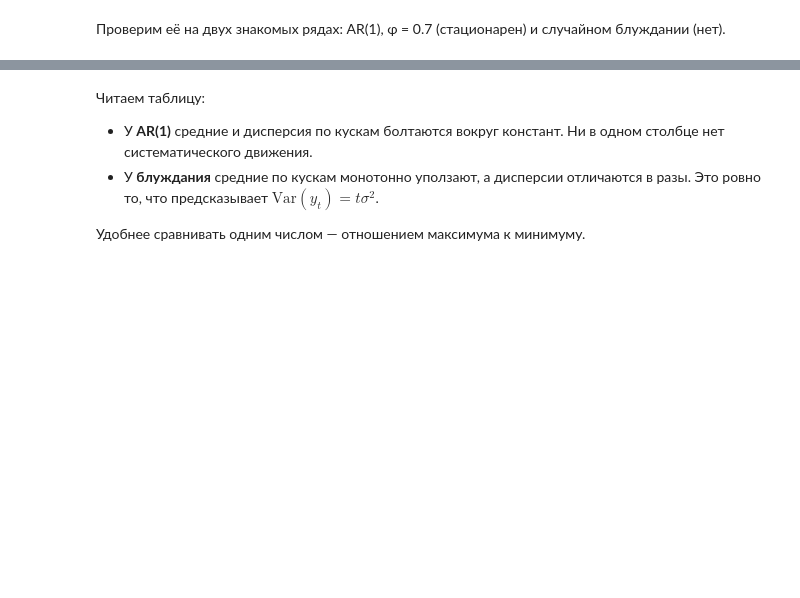
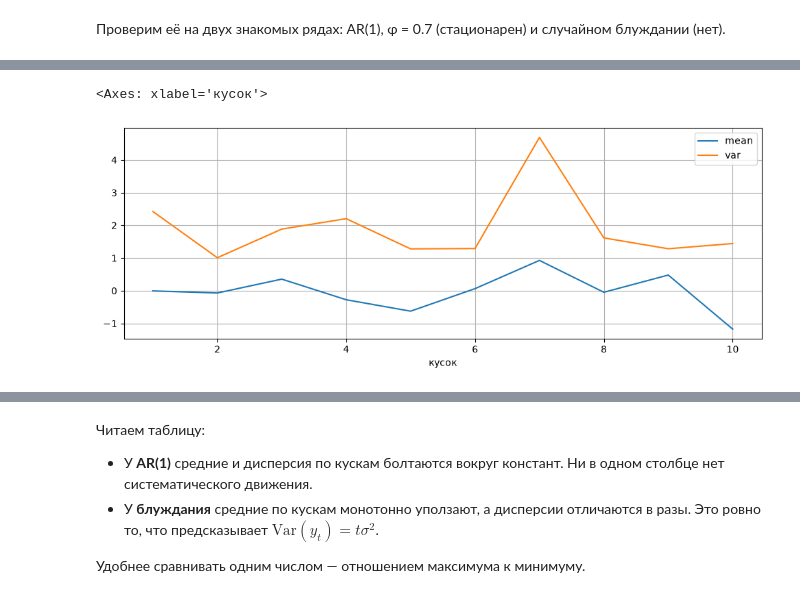
Before and after one commit to alex-hse-repository/time-series-cu-2026, a Jupyter notebook: week_4/part_1/01. Стационарность- определение, примеры, диагностика.ipynb, the cells around one changed output, grey strips where cells are left out. Cells and saved outputs as stored; diff of their text form; code cells hidden in the pictures; blank space fills up the shorter version.

```diff
--- a/week_4/part_1/01. Стационарность- определение, примеры, диагностика.ipynb
+++ b/week_4/part_1/01. Стационарность- определение, примеры, диагностика.ipynb
@@ -672,0 +675,5 @@ comparison.round(3)
+# %%
+comparison["AR(1), φ = 0.7"].plot()
+# %% [output]
+<Axes: xlabel='кусок'>
+[figure, added]
```
Also changed, not shown: parts of 9 cells of this notebook, 5 other files.
